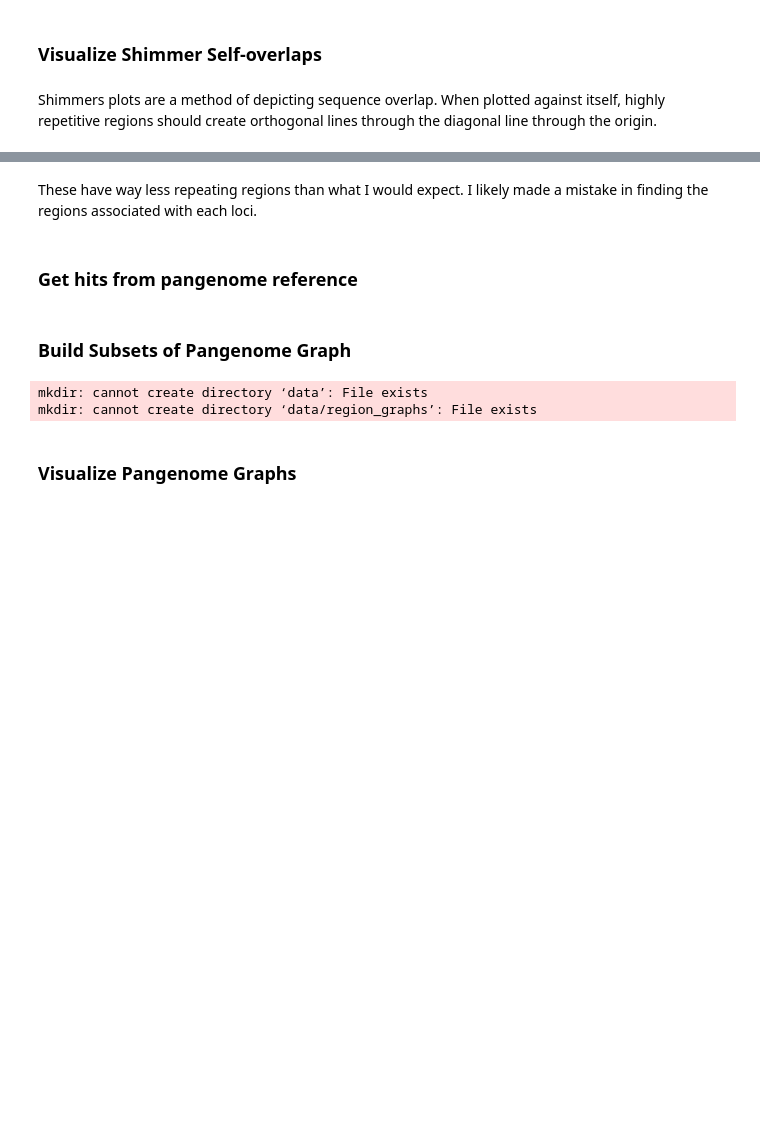
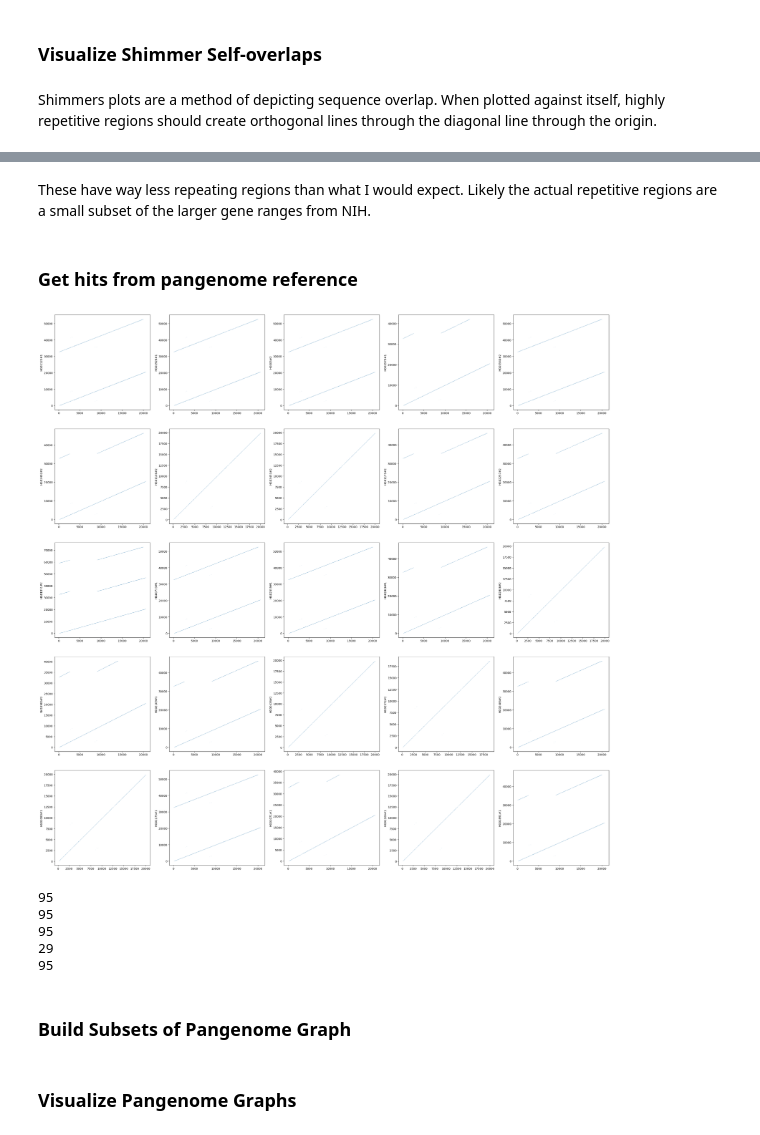
Before and after one commit to aarushi03/Pangenomes, a Jupyter notebook: pgr-tk_wf.ipynb, the cells around one changed output, grey strips where cells are left out. Saved outputs shown, nothing was run; the diff lists cells and outputs as text; code cells hidden in the pictures; blank space fills up the shorter version.

```diff
--- a/pgr-tk_wf.ipynb
+++ b/pgr-tk_wf.ipynb
@@ -89,15 +87,14 @@ def get_seq_list(ROI_seq: list, sdb=sdb, padding: int=1.5e5, plot=True) -> list:
     Get a list of sequences from sdb index that match the ROI_seq.
     :param sdb: SeqIndexDB object, the PGR index
     :param ROI_seq: ROI sequence
-    :param ROI_len: ROI length
     :param padding: padding length
+    :param plot:
     '''
+
+    ROI_len = len(ROI_seq)
 
     # query the PGR index to find matches of this ROI
     query_results = pgrtk.query_sdb(sdb, ROI_seq, merge_range_tol=100000)
-
-    ROI_len = len(ROI_seq)
-
     seq_list = []
     seq_info = sdb.seq_info.copy() # Cache seq_info to reduce Rust HashMap to Python dictionary conversion in a loop
     i = 1
@@ -108,12 +105,10 @@ def get_seq_list(ROI_seq: list, sdb=sdb, padding: int=1.5e5, plot=True) -> list:
         seq_id = k
         rgns = query_results[k].copy()
         # rgns = pgrtk.merge_regions(rgns,tol=1000) # if additional region merge needed
-
         for rgn in rgns:
-            b, e, length, orientation, aln = rgn
+            b, e, length, orientation, aln = rgn #beginning, end, length, orientation, alignments
             aln.sort()
-            #print(aln[0][0][0], aln[-1][0][1])
-            # Filters out all loci
+            # Filters out reads that are not the entire length of the gene.
             #if aln[0][0][0] > padding or aln[-1][0][1] < padding + ROI_len:
             #    continue
 
@@ -124,7 +119,7 @@ def get_seq_list(ROI_seq: list, sdb=sdb, padding: int=1.5e5, plot=True) -> list:
 
             seq_list.append(("{}_{}_{}_{}".format(ctg_name, b, e, orientation), seq))
 
-            if e-b < len(ROI_seq) * 0.75: # ignore partial match
+            if e-b < len(ROI_seq) * 0.50: # ignore partial match
                 continue
             else:
                 x, y = pgrtk.get_shmmr_dots(ROI_seq, seq, 32, 32, 1, 1)
@@ -173,24 +180,35 @@ for seq, seq_name in zip(interesting_seqs, seq_names):
 [figure]
 # %% [markdown]
-These have way less repeating regions than what I would expect. I likely made a mistake in finding the regions associated with each loci.
+These have way less repeating regions than what I would expect. Likely the actual repetitive regions are a small subset of the larger gene ranges from NIH.
 # %% [markdown]
 ### Get hits from pangenome reference
 # %%
-C4_list = get_seq_list(C4_seq, plot=False)
+C4_list = get_seq_list(C4_seq, plot=True) # Plots show overlaps of individual assemblies with sequence.
 HTT_list = get_seq_list(HTT_seq, plot=False)
 CEL_list = get_seq_list(CEL_seq, plot=False)
 INS_list = get_seq_list(INS_seq, plot=False)
 PRDM9_list = get_seq_list(PRDM9_seq, plot=False)
+# %% [output]
+[figure, added]
+# %%
+# INS has way less matches.
+
+ROI_lists = [C4_list, HTT_list, CEL_list, INS_list, PRDM9_list]
+for l in ROI_lists:
+    print(len(l))
+# %% [output]
+95
+95
+95
+29
+95
 # %% [markdown]
 ### Build Subsets of Pangenome Graph
 # %%
 %%bash
-mkdir data
-mkdir data/region_graphs
-mkdir data/figures
+#mkdir data
+#mkdir data/region_graphs
+#mkdir data/figures
-# %% [output]
-mkdir: cannot create directory ‘data’: File exists
-mkdir: cannot create directory ‘data/region_graphs’: File exists
 # %%
 ROI_lists = [C4_list, HTT_list, CEL_list, INS_list, PRDM9_list]
 
```
Also changed, not shown: parts of 11 cells of this notebook.
